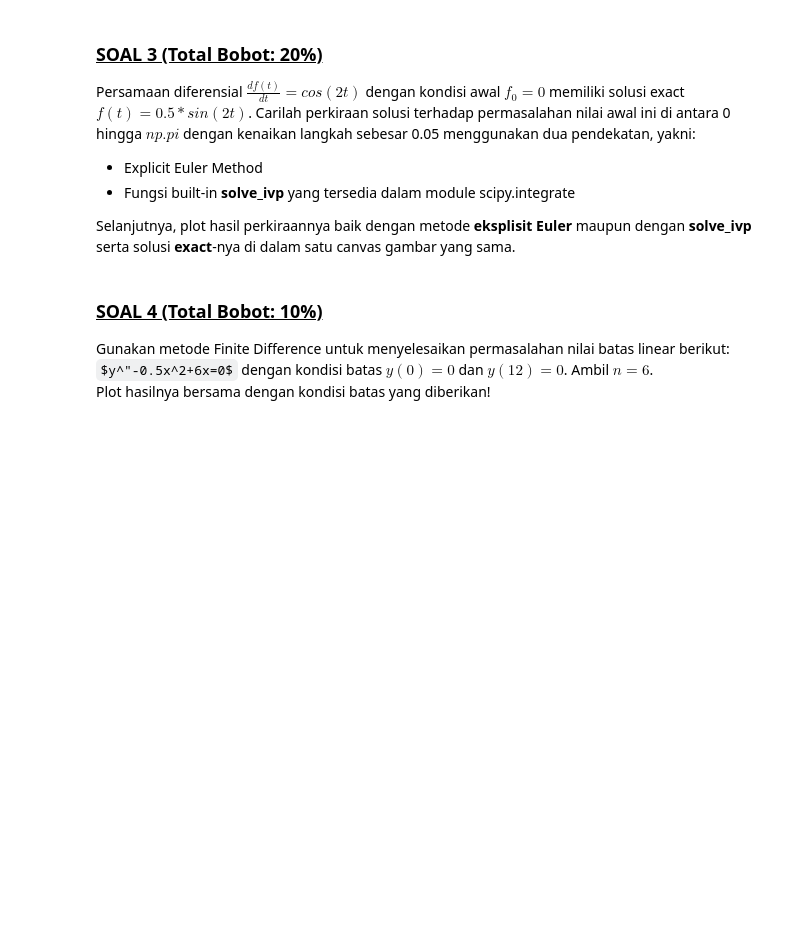
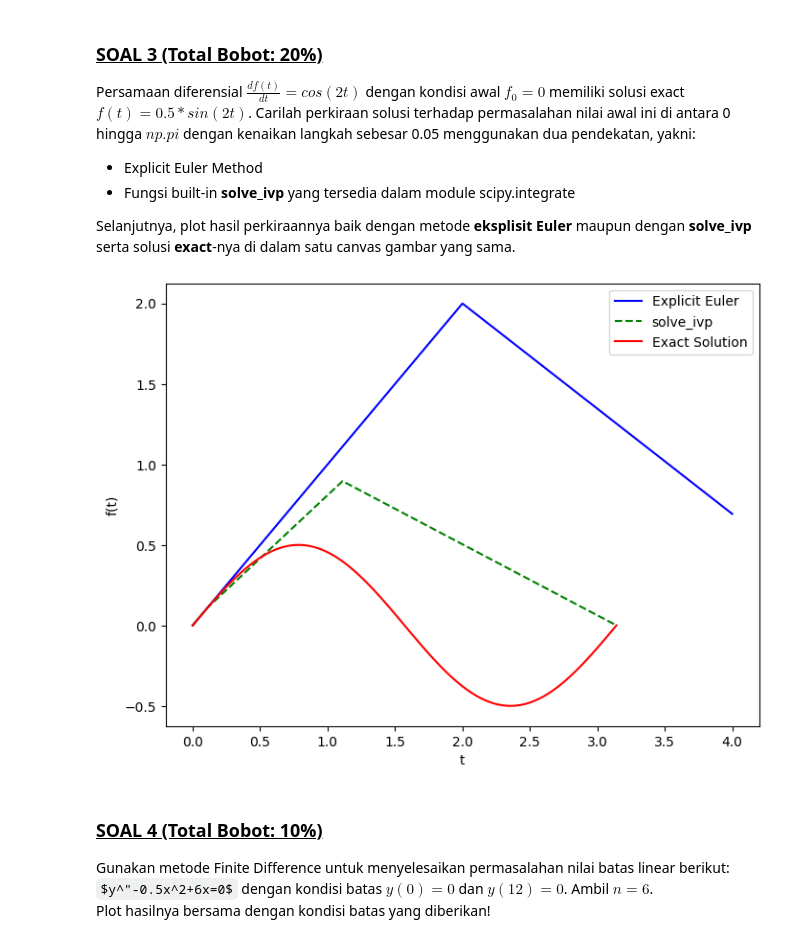
Before and after one commit to NomieC/Nomiec-drive, a Jupyter notebook: jupyter/FidelBrianDava_00000073866_IF420_F_UAS/FidelBrianDava_00000073866_IF420_F_UAS.ipynb, the cells around one changed output. Cells and saved outputs as stored; diff of their text form; code cells hidden in the pictures; some formulas as TeX source; blank space fills up the shorter version.

```diff
--- a/jupyter/FidelBrianDava_00000073866_IF420_F_UAS/FidelBrianDava_00000073866_IF420_F_UAS.ipynb
+++ b/jupyter/FidelBrianDava_00000073866_IF420_F_UAS/FidelBrianDava_00000073866_IF420_F_UAS.ipynb
@@ -182,3 +196,43 @@ from scipy.integrate import solve_ivp
+# %%
+# import libraries and define initial parameters (Max Points: 5%)
+from scipy.integrate import solve_ivp
+
+def df(t, y):
+    return np.cos(2*t)
+
+def exact_solution(t):
+    return 0.5 * np.sin(2*t)
+
+# Explicit Euler Method (Max Points: 5%)
+def explicit_euler(df, t_span, y0, h):
+    t_start, t_end = t_span
+    t = np.arange(t_start, t_end + h, h)
+    n = len(t)
+    y = np.zeros(n)
+    y[0] = y0
+    for i in range(n - 1):
+        y[i + 1] = y[i] + h * df(t[i], y[i])
+    return t, y
+t_explicit, y_explicit = explicit_euler(df, t_span, y0, h)
+
+# using built-in function - solve_ivp (Max Points: 5%)
+sol = solve_ivp(df, t_span, [y0], dense_output=True)
+t_solve_ivp = np.linspace(t_span[0], t_span[1], 100)
+y_solve_ivp = sol.sol(t_solve_ivp)[0]
+t_exact = np.linspace(t_span[0], t_span[1], 100)
+y_exact = exact_solution(t_exact)
+
+# plot the results - exact solution, approx with Explicit Euler, approx with solve_ivp (Max Points: 5%)
+plt.figure(figsize=(8,6))
+plt.plot(t_explicit, y_explicit, 'b-', label='Explicit Euler')
+plt.plot(t_solve, y_solve, 'g--', label='solve_ivp')
+plt.plot(t_exact, y_exact, 'r-', label='Exact Solution')
+plt.xlabel('t')
+plt.ylabel('f(t)')
+plt.legend()
+plt.show()
+# %% [output]
+[figure, added]
 # %% [markdown]
 <u><h3>SOAL 4 (Total Bobot: 10%)</h3></u>
 
```
Also changed, not shown: parts of 13 cells of this notebook.
